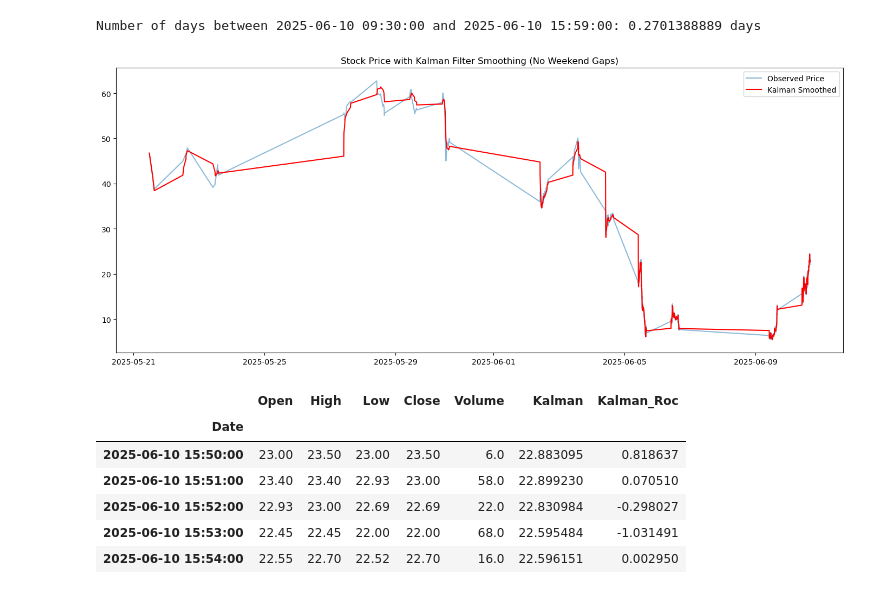
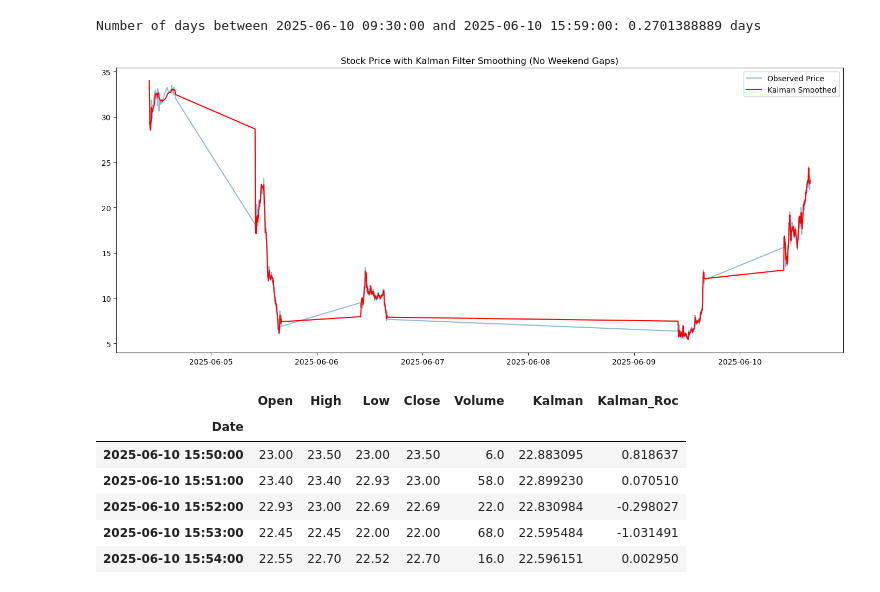
Before and after one commit to noah-Shaffer/projects, a Jupyter notebook: options trading/Options Trading.ipynb, the cells around one changed output. Saved outputs shown, nothing was run; the diff lists cells and outputs as text; code cells hidden in the pictures.

```diff
--- a/options trading/Options Trading.ipynb
+++ b/options trading/Options Trading.ipynb
@@ -446,7 +446,7 @@ import numpy as np
 import matplotlib.pyplot as plt
 from filterpy.kalman import KalmanFilter
 ##___________________________________________________________________________________________________________________________________________________________________________________
-days = 21 # or 7 for a full week
+days = 7 # or 7 for a full week
 ##___________________________________________________________________________________________________________________________________________________________________________________
 # --- Data Preparation ---
 
@@ -463,34 +463,34 @@ datafix = datafix[datafix.index >= timer]
 datafix.index = pd.to_datetime(datafix.index)
 
 # --- Kalman Filter Price ---
 
 kf = KalmanFilter(dim_x=2, dim_z=1)
 kf.x = np.array([datafix['Close'].iloc[0], 0.])  # initial state (price, velocity)
 kf.F = np.array([[1., .1], [0., 1.]])            # state transition matrix
 kf.H = np.array([[1., 0.]])                      # measurement function
 kf.P *= 1000.                                    # covariance matrix
 kf.R = 1.                                        # measurement noise
 kf.Q = np.eye(2)*0.05                            # process noise
 
 filtered_state_means = []
 for price in datafix['Close']:
     kf.predict()
     kf.update(price)
     filtered_state_means.append(kf.x[0])
 
 datafix['Kalman'] = filtered_state_means
 
 # --- Plotting ---
 
 plt.figure(figsize=(14,6))
 plt.plot(datafix.index, datafix['Close'], label='Observed Price', alpha=0.5)
 plt.plot(datafix.index, datafix['Kalman'], label='Kalman Smoothed', color='red')
 plt.title('Stock Price with Kalman Filter Smoothing (No Weekend Gaps)')
 plt.legend()
 plt.tight_layout()
 plt.show()
 # %% [output]
-[figure, old version]
+[figure, new version]
 # %%
 ##KALMAN FILTER ROC
 datafix["Kalman_Roc"] = datafix['Kalman'].pct_change().dropna() * 100  # Convert to percentage change
```
Also changed, not shown: parts of 3 cells of this notebook, 1 other file.
